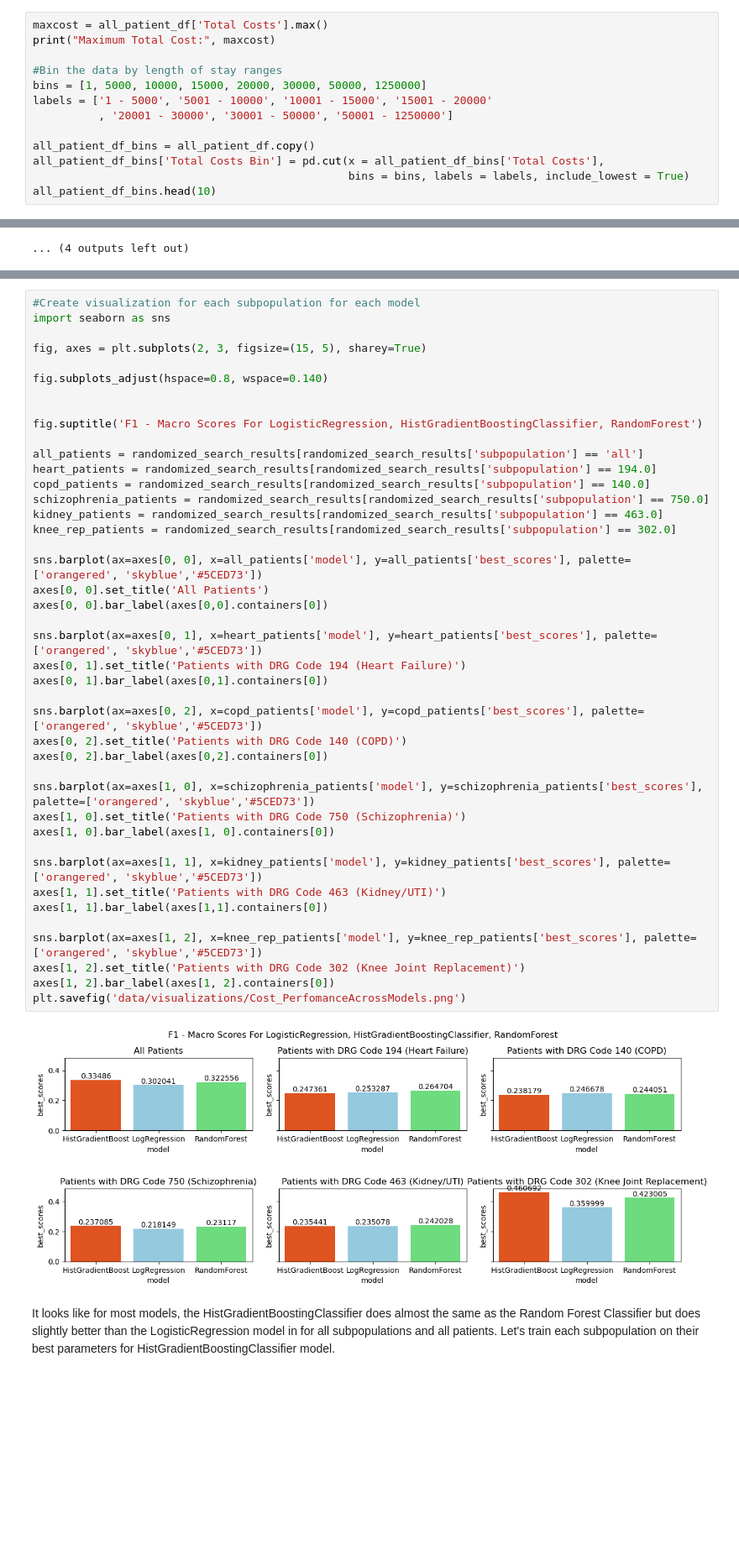
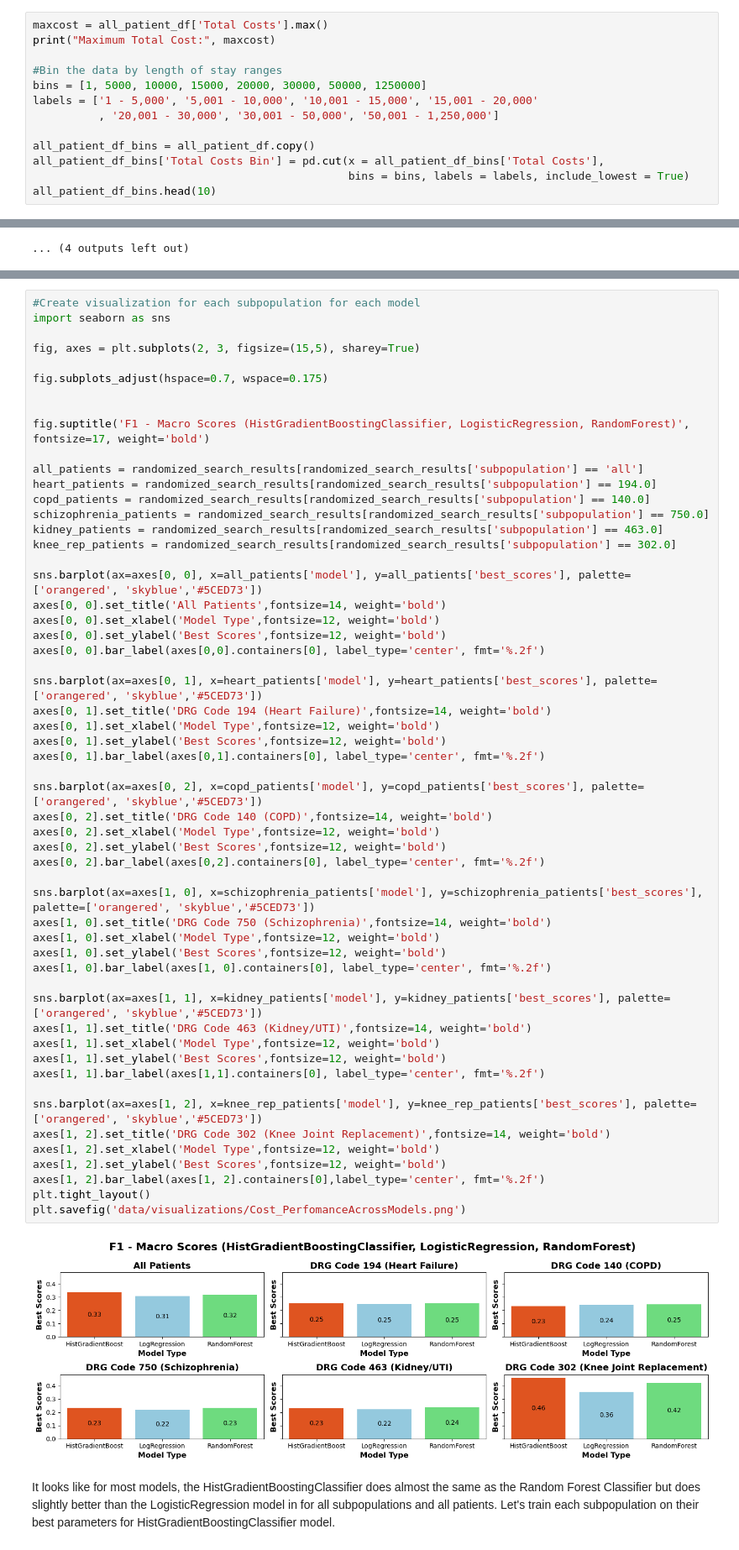
Before and after one commit to srilekha-sikhinam/medficient, a Jupyter notebook: notebooks/Total Cost Classification Model.ipynb, the cells around one changed output, grey strips where cells are left out. Shown at 84% size. Cells and saved outputs as stored; diff of their text form; blank space fills up the shorter version.

```diff
--- a/notebooks/Total Cost Classification Model.ipynb
+++ b/notebooks/Total Cost Classification Model.ipynb
@@ -70,8 +116,8 @@ print("Maximum Total Cost:", maxcost)
 
 #Bin the data by length of stay ranges
 bins = [1, 5000, 10000, 15000, 20000, 30000, 50000, 1250000]
-labels = ['1 - 5000', '5001 - 10000', '10001 - 15000', '15001 - 20000'
-          , '20001 - 30000', '30001 - 50000', '50001 - 1250000']
+labels = ['1 - 5,000', '5,001 - 10,000', '10,001 - 15,000', '15,001 - 20,000'
+          , '20,001 - 30,000', '30,001 - 50,000', '50,001 - 1,250,000']
 
 all_patient_df_bins = all_patient_df.copy()
 all_patient_df_bins['Total Costs Bin'] = pd.cut(x = all_patient_df_bins['Total Costs'],
@@ -593,47 +627,60 @@ print(randomized_search_results)
 # %%
 #Create visualization for each subpopulation for each model
 import seaborn as sns
 
-fig, axes = plt.subplots(2, 3, figsize=(15, 5), sharey=True)
+fig, axes = plt.subplots(2, 3, figsize=(15,5), sharey=True)
 
-fig.subplots_adjust(hspace=0.8, wspace=0.140)
+fig.subplots_adjust(hspace=0.7, wspace=0.175)
 
 
-fig.suptitle('F1 - Macro Scores For LogisticRegression, HistGradientBoostingClassifier, RandomForest')
+fig.suptitle('F1 - Macro Scores (HistGradientBoostingClassifier, LogisticRegression, RandomForest)',  fontsize=17, weight='bold')
 
 all_patients = randomized_search_results[randomized_search_results['subpopulation'] == 'all']
 heart_patients = randomized_search_results[randomized_search_results['subpopulation'] == 194.0]
 copd_patients = randomized_search_results[randomized_search_results['subpopulation'] == 140.0]
 schizophrenia_patients = randomized_search_results[randomized_search_results['subpopulation'] == 750.0]
 kidney_patients = randomized_search_results[randomized_search_results['subpopulation'] == 463.0]
 knee_rep_patients = randomized_search_results[randomized_search_results['subpopulation'] == 302.0]
 
 sns.barplot(ax=axes[0, 0], x=all_patients['model'], y=all_patients['best_scores'], palette=['orangered', 'skyblue','#5CED73'])
-axes[0, 0].set_title('All Patients')
-axes[0, 0].bar_label(axes[0,0].containers[0])
+axes[0, 0].set_title('All Patients',fontsize=14, weight='bold')
+axes[0, 0].set_xlabel('Model Type',fontsize=12, weight='bold')
+axes[0, 0].set_ylabel('Best Scores',fontsize=12, weight='bold')
+axes[0, 0].bar_label(axes[0,0].containers[0], label_type='center', fmt='%.2f')
 
 sns.barplot(ax=axes[0, 1], x=heart_patients['model'], y=heart_patients['best_scores'], palette=['orangered', 'skyblue','#5CED73'])
-axes[0, 1].set_title('Patients with DRG Code 194 (Heart Failure)')
-axes[0, 1].bar_label(axes[0,1].containers[0])
+axes[0, 1].set_title('DRG Code 194 (Heart Failure)',fontsize=14, weight='bold')
+axes[0, 1].set_xlabel('Model Type',fontsize=12, weight='bold')
+axes[0, 1].set_ylabel('Best Scores',fontsize=12, weight='bold')
+axes[0, 1].bar_label(axes[0,1].containers[0], label_type='center', fmt='%.2f')
 
 sns.barplot(ax=axes[0, 2], x=copd_patients['model'], y=copd_patients['best_scores'], palette=['orangered', 'skyblue','#5CED73'])
-axes[0, 2].set_title('Patients with DRG Code 140 (COPD)')
-axes[0, 2].bar_label(axes[0,2].containers[0])
+axes[0, 2].set_title('DRG Code 140 (COPD)',fontsize=14, weight='bold')
+axes[0, 2].set_xlabel('Model Type',fontsize=12, weight='bold')
+axes[0, 2].set_ylabel('Best Scores',fontsize=12, weight='bold')
+axes[0, 2].bar_label(axes[0,2].containers[0], label_type='center', fmt='%.2f')
 
 sns.barplot(ax=axes[1, 0], x=schizophrenia_patients['model'], y=schizophrenia_patients['best_scores'], palette=['orangered', 'skyblue','#5CED73'])
-axes[1, 0].set_title('Patients with DRG Code 750 (Schizophrenia)')
-axes[1, 0].bar_label(axes[1, 0].containers[0])
+axes[1, 0].set_title('DRG Code 750 (Schizophrenia)',fontsize=14, weight='bold')
+axes[1, 0].set_xlabel('Model Type',fontsize=12, weight='bold')
+axes[1, 0].set_ylabel('Best Scores',fontsize=12, weight='bold')
+axes[1, 0].bar_label(axes[1, 0].containers[0], label_type='center', fmt='%.2f')
 
 sns.barplot(ax=axes[1, 1], x=kidney_patients['model'], y=kidney_patients['best_scores'], palette=['orangered', 'skyblue','#5CED73'])
-axes[1, 1].set_title('Patients with DRG Code 463 (Kidney/UTI)')
-axes[1, 1].bar_label(axes[1,1].containers[0])
+axes[1, 1].set_title('DRG Code 463 (Kidney/UTI)',fontsize=14, weight='bold')
+axes[1, 1].set_xlabel('Model Type',fontsize=12, weight='bold')
+axes[1, 1].set_ylabel('Best Scores',fontsize=12, weight='bold')
+axes[1, 1].bar_label(axes[1,1].containers[0], label_type='center', fmt='%.2f')
 
 sns.barplot(ax=axes[1, 2], x=knee_rep_patients['model'], y=knee_rep_patients['best_scores'], palette=['orangered', 'skyblue','#5CED73'])
-axes[1, 2].set_title('Patients with DRG Code 302 (Knee Joint Replacement)')
-axes[1, 2].bar_label(axes[1, 2].containers[0])
+axes[1, 2].set_title('DRG Code 302 (Knee Joint Replacement)',fontsize=14, weight='bold')
+axes[1, 2].set_xlabel('Model Type',fontsize=12, weight='bold')
+axes[1, 2].set_ylabel('Best Scores',fontsize=12, weight='bold')
+axes[1, 2].bar_label(axes[1, 2].containers[0],label_type='center', fmt='%.2f')
+plt.tight_layout()
 plt.savefig('data/visualizations/Cost_PerfomanceAcrossModels.png')
 # %% [output]
-[figure, old version]
+[figure, new version]
 # %% [markdown]
 It looks like for most models, the HistGradientBoostingClassifier does almost the same as the Random Forest Classifier but does slightly better than the LogisticRegression model in for all subpopulations and all patients. Let's train each subpopulation on their best parameters for HistGradientBoostingClassifier model.
 # %%
```
Also changed, not shown: parts of 24 cells of this notebook.
